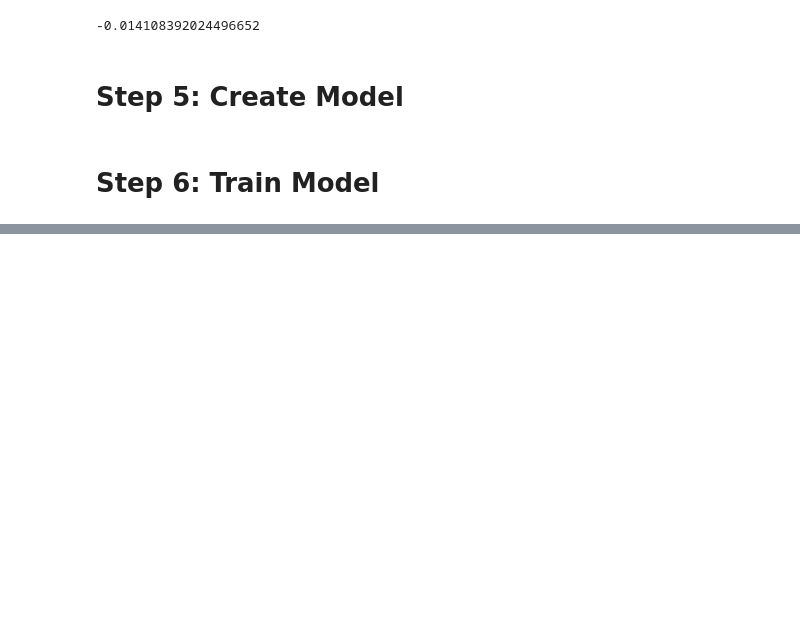
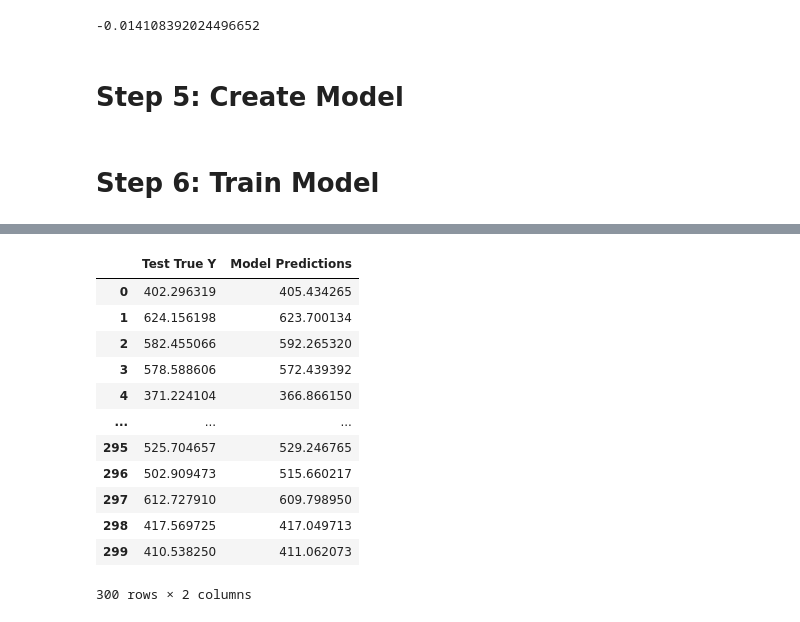
Before and after one commit to morphingdesign/tfExplore, a Jupyter notebook: TF_Process.ipynb, the cells around one changed output, grey strips where cells are left out. Cells and saved outputs as stored; diff of their text form; code cells hidden in the pictures; blank space fills up the shorter version.

```diff
--- a/TF_Process.ipynb
+++ b/TF_Process.ipynb
@@ -142,0 +175,19 @@ loss_df.plot()
+# %%
+pred_df = pd.DataFrame(y_test, columns=['Test True Y'])
+pred_df = pd.concat([pred_df, test_predictions], axis=1)
+pred_df.columns = ['Test True Y', 'Model Predictions']
+pred_df
+# %% [output]
+|  | Test True Y | Model Predictions |
+| 0 | 402.296319 | 405.434265 |
+| 1 | 624.156198 | 623.700134 |
+| 2 | 582.455066 | 592.265320 |
+| 3 | 578.588606 | 572.439392 |
+| 4 | 371.224104 | 366.866150 |
+| ... | ... | ... |
+| 295 | 525.704657 | 529.246765 |
+| 296 | 502.909473 | 515.660217 |
+| 297 | 612.727910 | 609.798950 |
+| 298 | 417.569725 | 417.049713 |
+| 299 | 410.538250 | 411.062073 |
+300 rows × 2 columns
```
Also changed, not shown: parts of 28 cells of this notebook.
